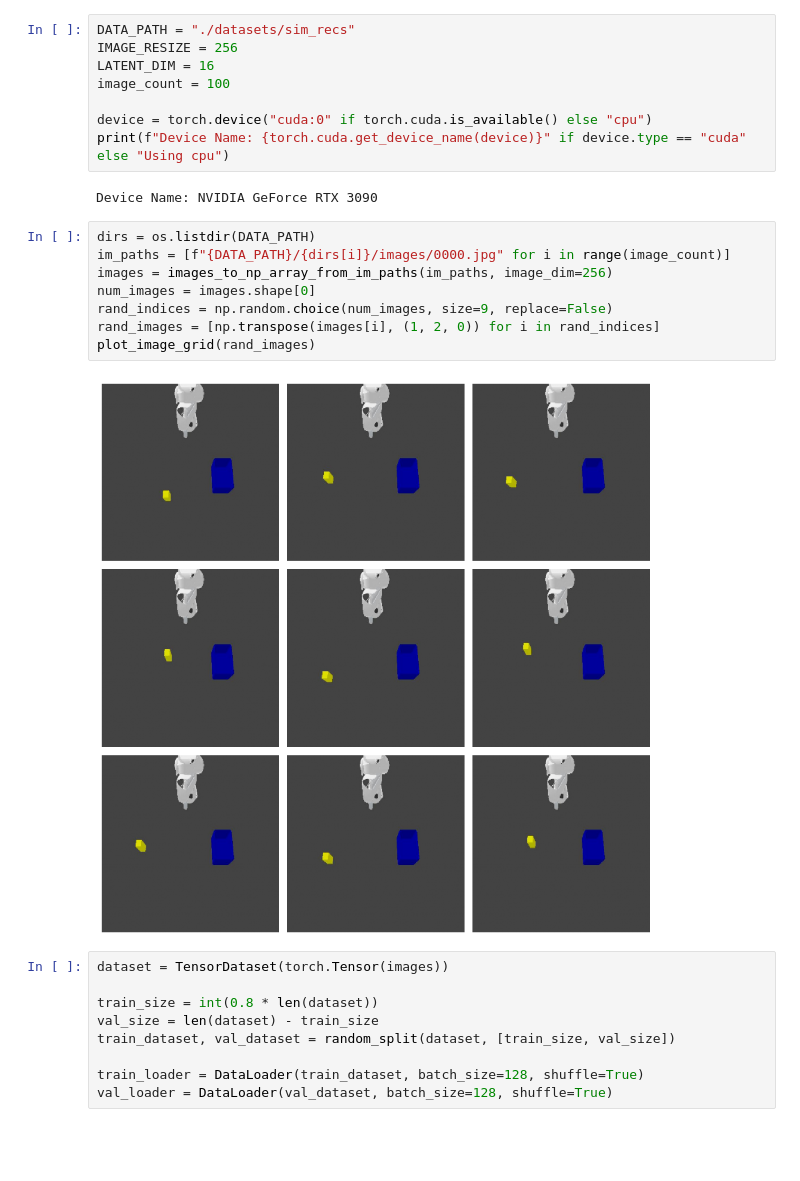
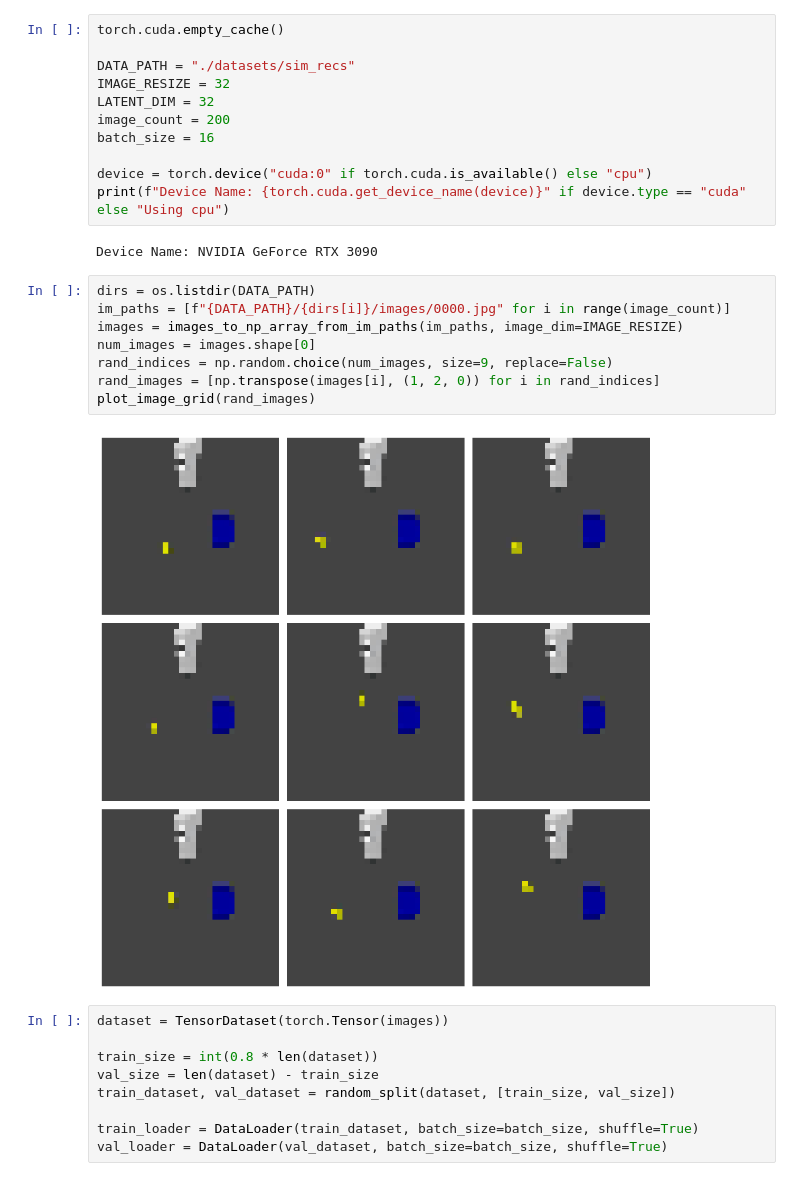
Before and after one commit to Tupryk/SimpleIL, a Jupyter notebook: main_autoencoder.ipynb, the cells around one changed output. Saved outputs shown, nothing was run; the diff lists cells and outputs as text; blank space fills up the shorter version.

```diff
--- a/main_autoencoder.ipynb
+++ b/main_autoencoder.ipynb
@@ -10,10 +11,13 @@ from trainers.autoencoders import train_ae, train_vae
 from utils_.plotting import plot_image_grid
 from dataloaders.basic import images_to_np_array_from_im_paths
 # %%
+torch.cuda.empty_cache()
+
 DATA_PATH = "./datasets/sim_recs"
-IMAGE_RESIZE = 256
-LATENT_DIM = 16
-image_count = 100
+IMAGE_RESIZE = 32
+LATENT_DIM = 32
+image_count = 200
+batch_size = 16
 
 device = torch.device("cuda:0" if torch.cuda.is_available() else "cpu")
 print(f"Device Name: {torch.cuda.get_device_name(device)}" if device.type == "cuda" else "Using cpu")
@@ -22,13 +26,13 @@ Device Name: NVIDIA GeForce RTX 3090
 # %%
 dirs = os.listdir(DATA_PATH)
 im_paths = [f"{DATA_PATH}/{dirs[i]}/images/0000.jpg" for i in range(image_count)]
-images = images_to_np_array_from_im_paths(im_paths, image_dim=256)
+images = images_to_np_array_from_im_paths(im_paths, image_dim=IMAGE_RESIZE)
 num_images = images.shape[0]
 rand_indices = np.random.choice(num_images, size=9, replace=False)
 rand_images = [np.transpose(images[i], (1, 2, 0)) for i in rand_indices]
 plot_image_grid(rand_images)
 # %% [output]
-[figure, old version]
+[figure, new version]
 # %%
 dataset = TensorDataset(torch.Tensor(images))
 
@@ -36,6 +40,6 @@ train_size = int(0.8 * len(dataset))
 val_size = len(dataset) - train_size
 train_dataset, val_dataset = random_split(dataset, [train_size, val_size])
 
-train_loader = DataLoader(train_dataset, batch_size=128, shuffle=True)
-val_loader = DataLoader(val_dataset, batch_size=128, shuffle=True)
+train_loader = DataLoader(train_dataset, batch_size=batch_size, shuffle=True)
+val_loader = DataLoader(val_dataset, batch_size=batch_size, shuffle=True)
 # %%
```
Also changed, not shown: parts of 3 cells of this notebook.
